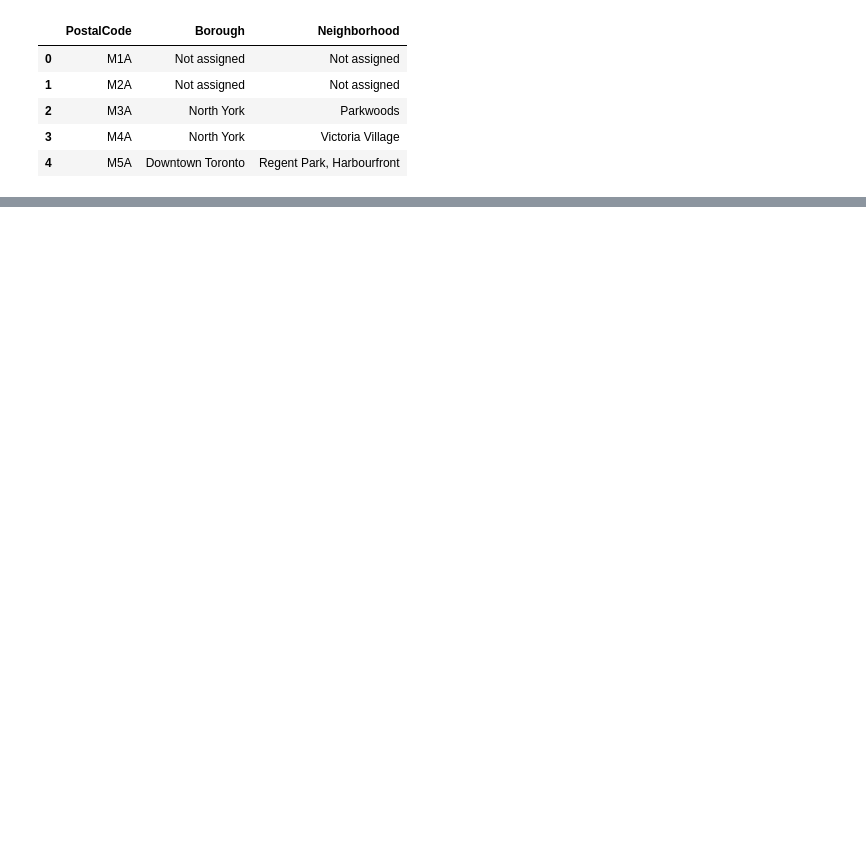
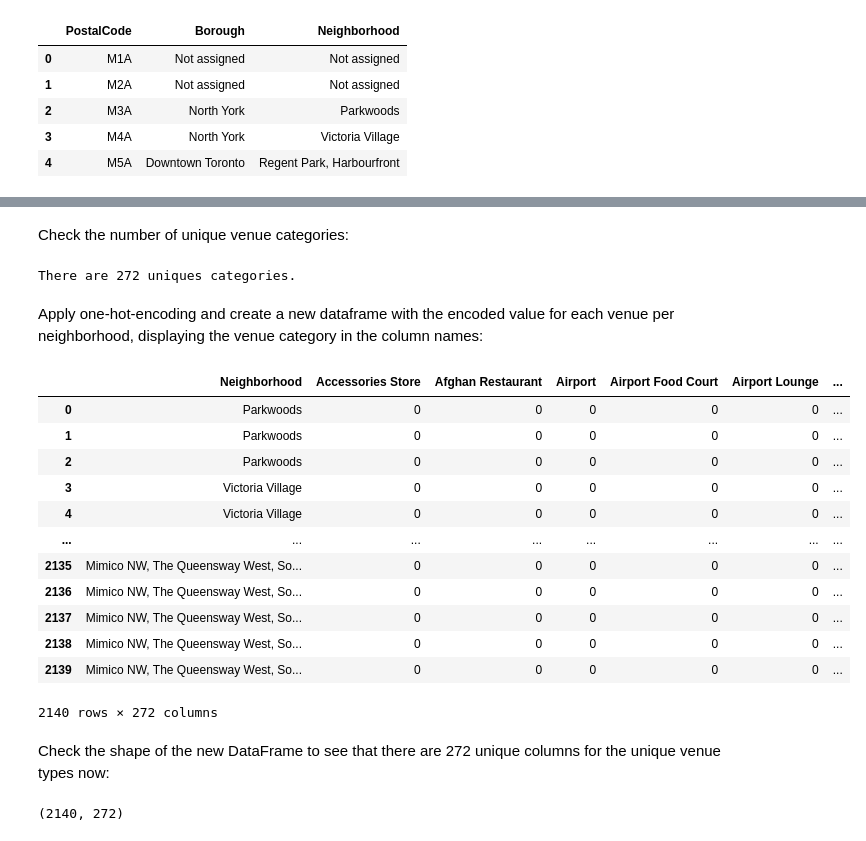
Before and after one commit to SpaceMettzger/IBM-Data-Science-Capstone, a Jupyter notebook: Web Scraping Zip Codes.ipynb, the cells around one changed output, grey strips where cells are left out. Cells and saved outputs as stored; diff of their text form; code cells hidden in the pictures; blank space fills up the shorter version.

```diff
--- a/Web Scraping Zip Codes.ipynb
+++ b/Web Scraping Zip Codes.ipynb
@@ -66,0 +116,2 @@ df.head()
+# %%
+coords.rename(columns={"Postal Code": "PostalCode"}, inplace = True)
@@ -66,0 +120,2 @@ df.head()
+# %%
+df_complete = df_mod.merge(coords, on = "PostalCode")
@@ -66,0 +145,8 @@ df.head()
+# %%
+CLIENT_ID = 'ESKBE3EZFPO2QMCBJSNX4QTUWIK2PR0EQAK4243DDKM45B3F'
+CLIENT_SECRET = 'EIWEA3UT3P0KUKJK52SXBLG2UEFYO4L0TQAWIARV0VT2GNRD'
+VERSION = '20180605'
+
+print('Your credentails:')
+print('CLIENT_ID: ' + CLIENT_ID)
+print('CLIENT_SECRET:' + CLIENT_SECRET)
@@ -66,0 +202,5 @@ df.head()
+# %%
+toronto_venues = getNearbyVenues(names=df_complete['Neighborhood'],
+                                   latitudes=df_complete['Latitude'],
+                                   longitudes=df_complete['Longitude']
+                                  )
@@ -66,0 +262,37 @@ df.head()
+# %% [markdown]
+Check the number of unique venue categories:
+# %%
+print('There are {} uniques categories.'.format(len(toronto_venues['Venue Category'].unique())))
+# %% [output]
+There are 272 uniques categories.
+# %% [markdown]
+Apply one-hot-encoding and create a new dataframe with the encoded value for each venue per neighborhood, displaying the venue category in the column names:
+# %%
+toronto_onehot = pd.get_dummies(toronto_venues[['Venue Category']], prefix="", prefix_sep="")
+
+# add neighborhood column back to dataframe
+toronto_onehot['Neighborhood'] = toronto_venues['Neighborhood']
+
+# move neighborhood column to the first column
+toronto_onehot = toronto_onehot[ ['Neighborhood'] + [ col for col in toronto_onehot.columns if col != 'Neighborhood' ] ]
+toronto_onehot
+# %% [output]
+|  | Neighborhood | Accessories Store | Afghan Restaurant | Airport | Airport Food Court | Airport Lounge | ... |
+| 0 | Parkwoods | 0 | 0 | 0 | 0 | 0 | ... |
+| 1 | Parkwoods | 0 | 0 | 0 | 0 | 0 | ... |
+| 2 | Parkwoods | 0 | 0 | 0 | 0 | 0 | ... |
+| 3 | Victoria Village | 0 | 0 | 0 | 0 | 0 | ... |
+| 4 | Victoria Village | 0 | 0 | 0 | 0 | 0 | ... |
+| ... | ... | ... | ... | ... | ... | ... | ... |
+| 2135 | Mimico NW, The Queensway West, So... | 0 | 0 | 0 | 0 | 0 | ... |
+| 2136 | Mimico NW, The Queensway West, So... | 0 | 0 | 0 | 0 | 0 | ... |
+| 2137 | Mimico NW, The Queensway West, So... | 0 | 0 | 0 | 0 | 0 | ... |
+| 2138 | Mimico NW, The Queensway West, So... | 0 | 0 | 0 | 0 | 0 | ... |
+| 2139 | Mimico NW, The Queensway West, So... | 0 | 0 | 0 | 0 | 0 | ... |
+2140 rows × 272 columns
+# %% [markdown]
+Check the shape of the new DataFrame to see that there are 272 unique columns for the unique venue types now:
+# %%
+toronto_onehot.shape
+# %% [output]
+(2140, 272)
```
Also changed, not shown: parts of 47 cells of this notebook, 1 other file.
